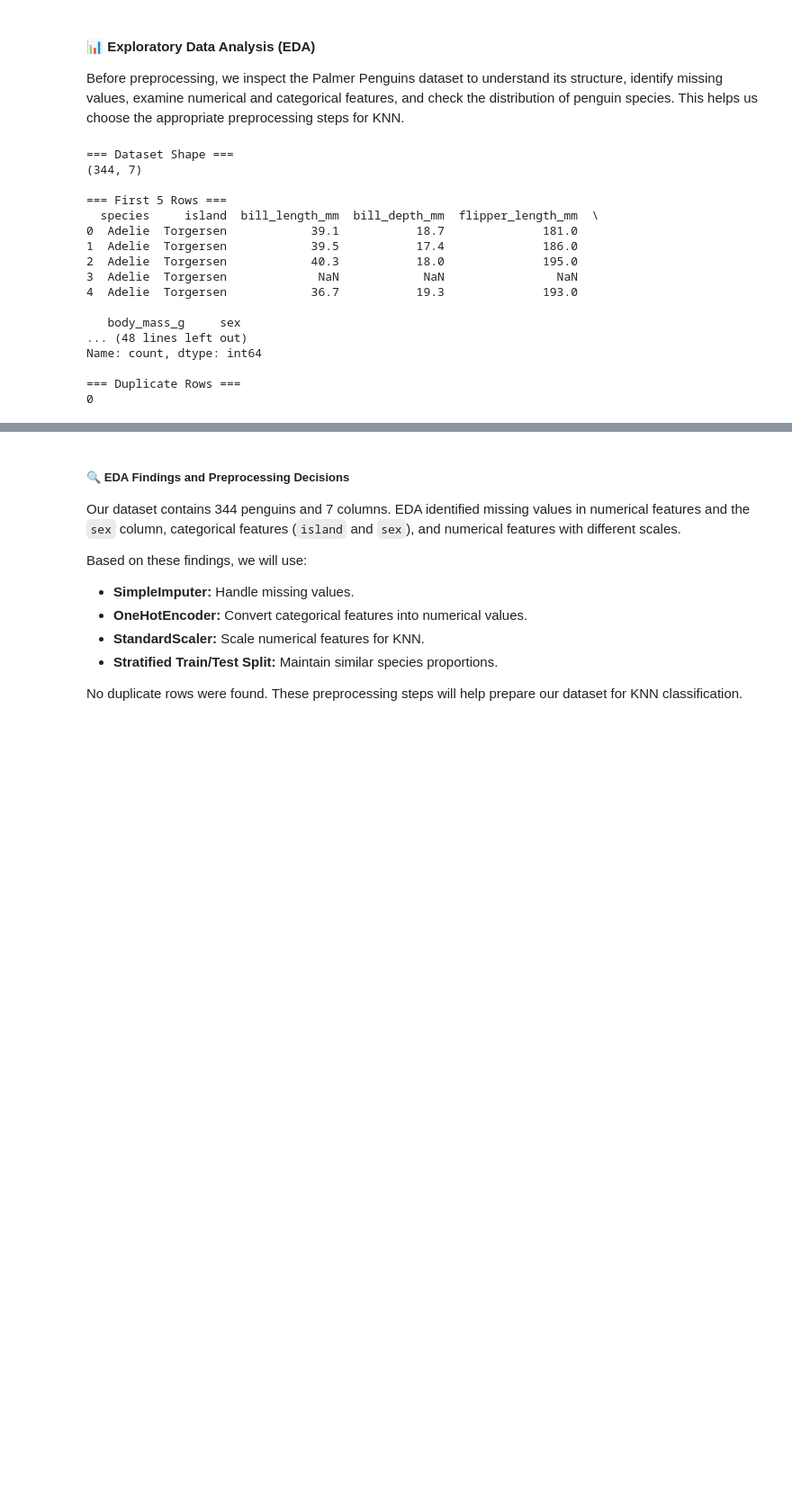
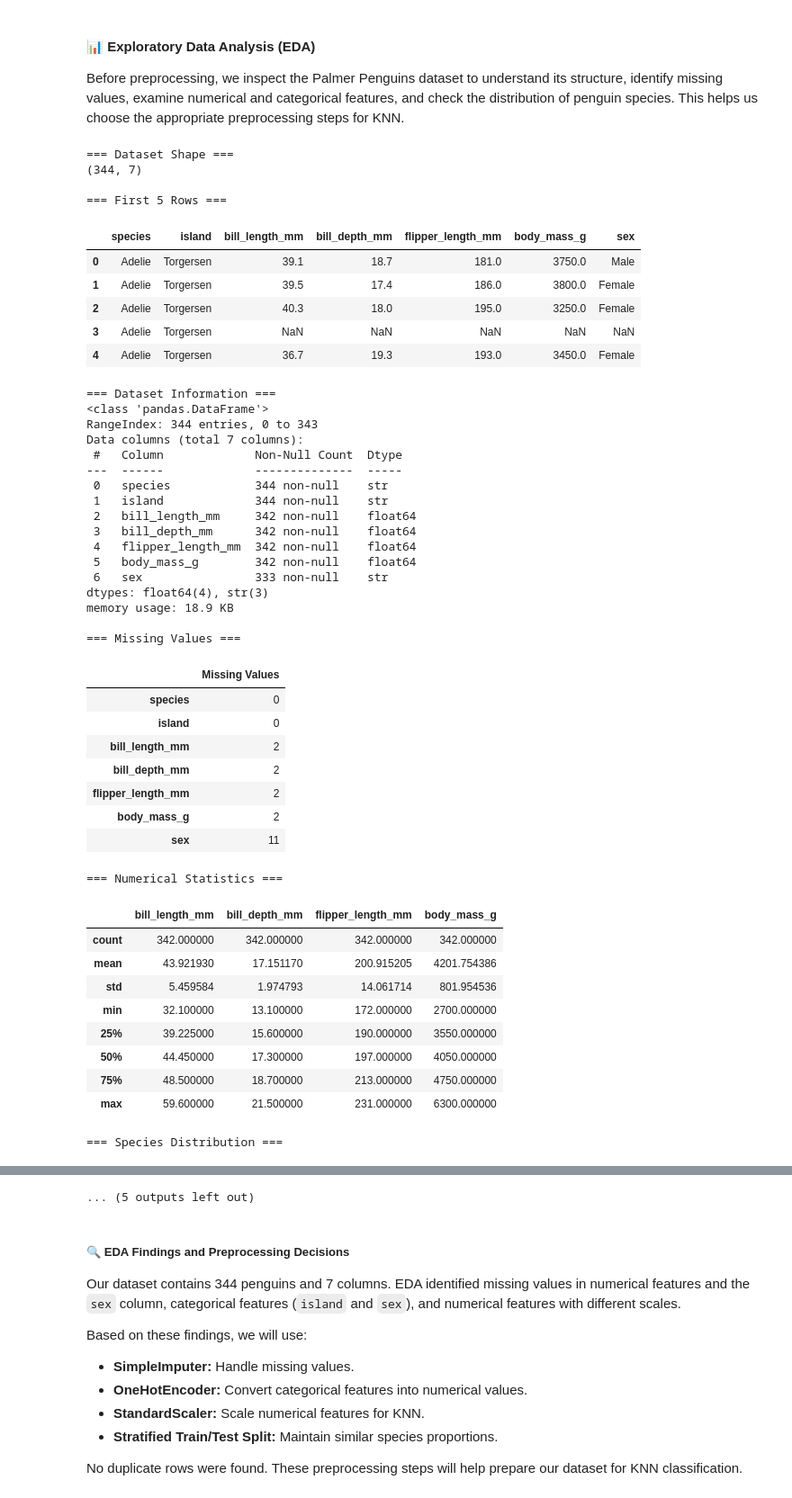
Before and after one commit to ricardo-mohammed/k-nearest-neighbors, a Jupyter notebook: notebooks/knn_penguins.ipynb, the cells around one changed output, grey strips where cells are left out. Shown at 90% size. Cells and saved outputs as stored; diff of their text form; code cells hidden in the pictures; blank space fills up the shorter version.

```diff
--- a/notebooks/knn_penguins.ipynb
+++ b/notebooks/knn_penguins.ipynb
@@ -55,24 +55,56 @@ from src.EDA import inspect_penguins
 
 Before preprocessing, we inspect the Palmer Penguins dataset to understand its structure, identify missing values, examine numerical and categorical features, and check the distribution of penguin species. This helps us choose the appropriate preprocessing steps for KNN.
 # %%
+penguins_df = sns.load_dataset("penguins")
+inspect_penguins(penguins_df)
+
 
 # Inspect dataset before preprocessing
 inspect_penguins(penguins_df)
 # %% [output]
 === Dataset Shape ===
 (344, 7)
 
 === First 5 Rows ===
-  species     island  bill_length_mm  bill_depth_mm  flipper_length_mm  \
-0  Adelie  Torgersen            39.1           18.7              181.0
-1  Adelie  Torgersen            39.5           17.4              186.0
-2  Adelie  Torgersen            40.3           18.0              195.0
-3  Adelie  Torgersen             NaN            NaN                NaN
-4  Adelie  Torgersen            36.7           19.3              193.0
-
-   body_mass_g     sex
-... (48 lines left out)
-Name: count, dtype: int64
-
-=== Duplicate Rows ===
-0
+|  | species | island | bill_length_mm | bill_depth_mm | flipper_length_mm | body_mass_g | sex |
+| 0 | Adelie | Torgersen | 39.1 | 18.7 | 181.0 | 3750.0 | Male |
+| 1 | Adelie | Torgersen | 39.5 | 17.4 | 186.0 | 3800.0 | Female |
+| 2 | Adelie | Torgersen | 40.3 | 18.0 | 195.0 | 3250.0 | Female |
+| 3 | Adelie | Torgersen | NaN | NaN | NaN | NaN | NaN |
+| 4 | Adelie | Torgersen | 36.7 | 19.3 | 193.0 | 3450.0 | Female |
+=== Dataset Information ===
+<class 'pandas.DataFrame'>
+RangeIndex: 344 entries, 0 to 343
+Data columns (total 7 columns):
+ #   Column             Non-Null Count  Dtype
+---  ------             --------------  -----
+ 0   species            344 non-null    str
+ 1   island             344 non-null    str
+ 2   bill_length_mm     342 non-null    float64
+ 3   bill_depth_mm      342 non-null    float64
+ 4   flipper_length_mm  342 non-null    float64
+ 5   body_mass_g        342 non-null    float64
+ 6   sex                333 non-null    str
+dtypes: float64(4), str(3)
+memory usage: 18.9 KB
+
+=== Missing Values ===
+|  | Missing Values |
+| species | 0 |
+| island | 0 |
+| bill_length_mm | 2 |
+| bill_depth_mm | 2 |
+| flipper_length_mm | 2 |
+| body_mass_g | 2 |
+| sex | 11 |
+=== Numerical Statistics ===
+|  | bill_length_mm | bill_depth_mm | flipper_length_mm | body_mass_g |
+| count | 342.000000 | 342.000000 | 342.000000 | 342.000000 |
+| mean | 43.921930 | 17.151170 | 200.915205 | 4201.754386 |
+| std | 5.459584 | 1.974793 | 14.061714 | 801.954536 |
+| min | 32.100000 | 13.100000 | 172.000000 | 2700.000000 |
+| 25% | 39.225000 | 15.600000 | 190.000000 | 3550.000000 |
+| 50% | 44.450000 | 17.300000 | 197.000000 | 4050.000000 |
+| 75% | 48.500000 | 18.700000 | 213.000000 | 4750.000000 |
+| max | 59.600000 | 21.500000 | 231.000000 | 6300.000000 |
+=== Species Distribution ===
@@ -79,3 +153,4 @@ Name: count, dtype: int64
+... (5 outputs left out)
 # %% [markdown]
 ##### 🔍 EDA Findings and Preprocessing Decisions
 
```
Also changed, not shown: parts of 2 cells of this notebook, 2 other files.
